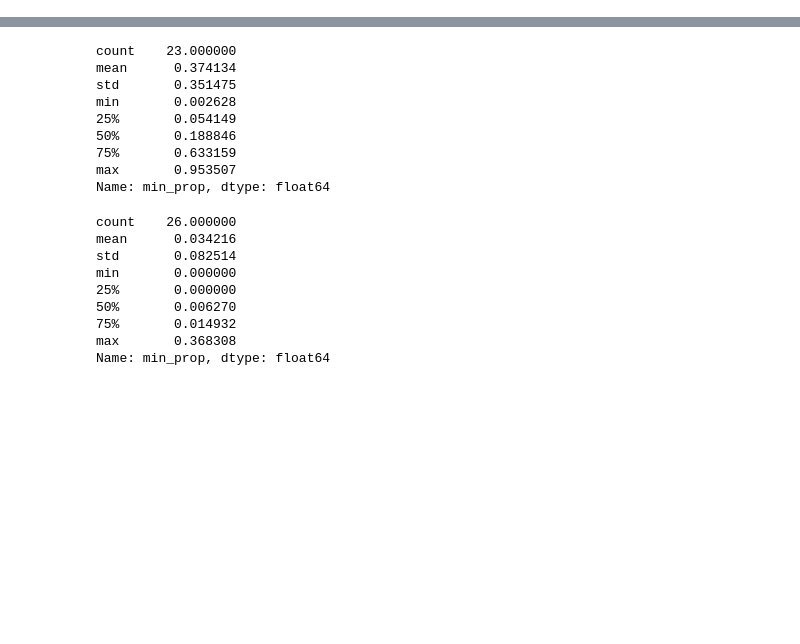
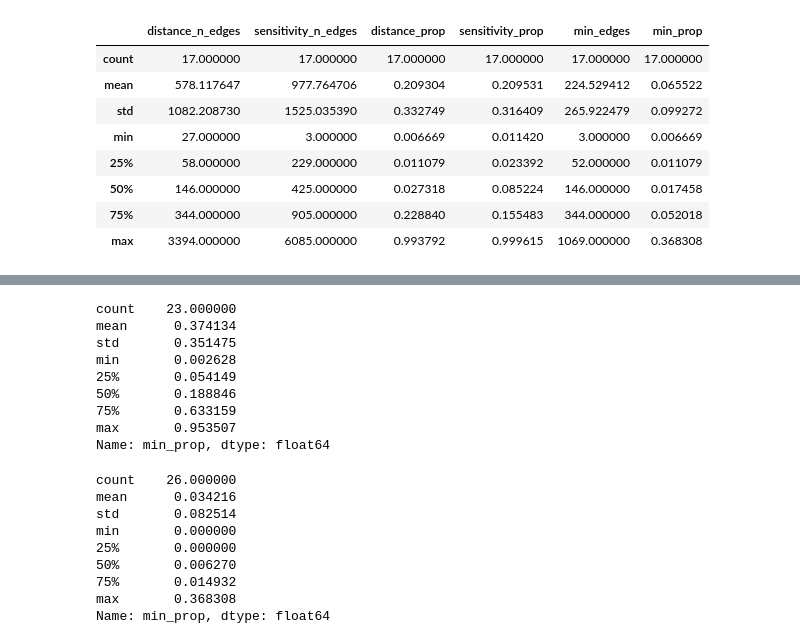
Before and after one commit to DragaDoncila/isbi25, a Jupyter notebook: plot_figures.ipynb, the cells around one changed output, grey strips where cells are left out. Cells and saved outputs as stored; diff of their text form; code cells hidden in the pictures; blank space fills up the shorter version.

```diff
--- a/plot_figures.ipynb
+++ b/plot_figures.ipynb
@@ -118,3 +153,15 @@ result.sort_values(by='min_prop')
+# %%
+result[result.min_prop > 0].describe()
+# %% [output]
+|  | distance_n_edges | sensitivity_n_edges | distance_prop | sensitivity_prop | min_edges | min_prop |
+| count | 17.000000 | 17.000000 | 17.000000 | 17.000000 | 17.000000 | 17.000000 |
+| mean | 578.117647 | 977.764706 | 0.209304 | 0.209531 | 224.529412 | 0.065522 |
+| std | 1082.208730 | 1525.035390 | 0.332749 | 0.316409 | 265.922479 | 0.099272 |
+| min | 27.000000 | 3.000000 | 0.006669 | 0.011420 | 3.000000 | 0.006669 |
+| 25% | 58.000000 | 229.000000 | 0.011079 | 0.023392 | 52.000000 | 0.011079 |
+| 50% | 146.000000 | 425.000000 | 0.027318 | 0.085224 | 146.000000 | 0.017458 |
+| 75% | 344.000000 | 905.000000 | 0.228840 | 0.155483 | 344.000000 | 0.052018 |
+| max | 3394.000000 | 6085.000000 | 0.993792 | 0.999615 | 1069.000000 | 0.368308 |
 # %%
 from matplotlib.lines import Line2D
 import numpy as np
```
Also changed, not shown: parts of 10 cells of this notebook, 11 other files.
